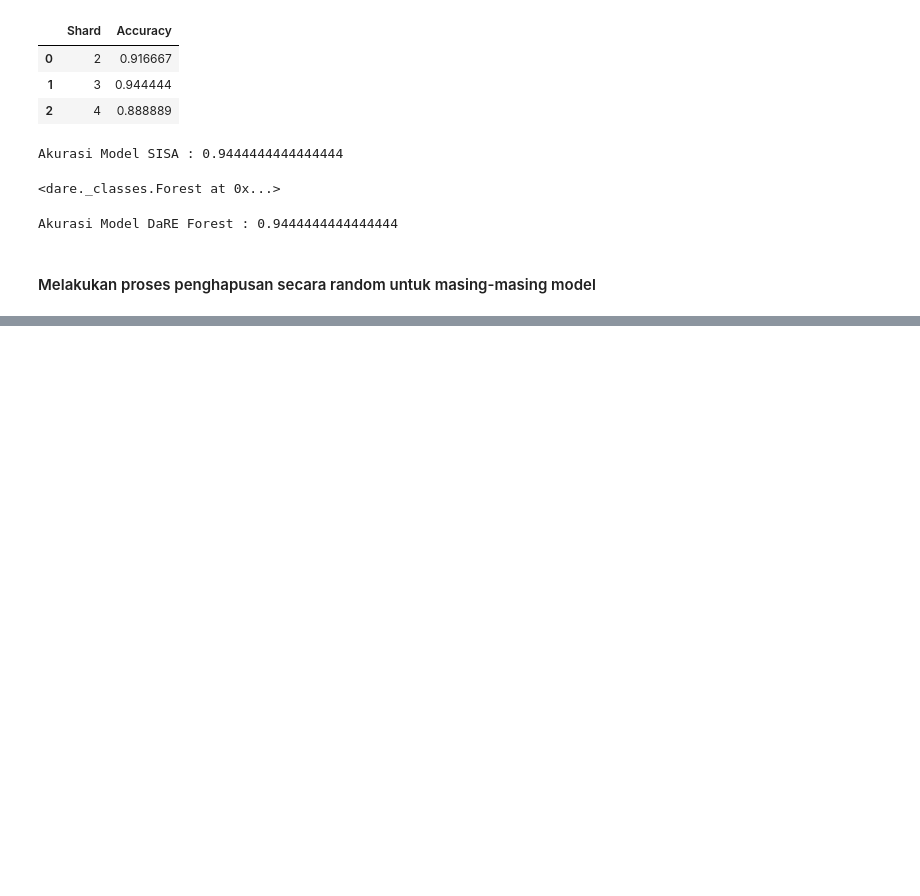
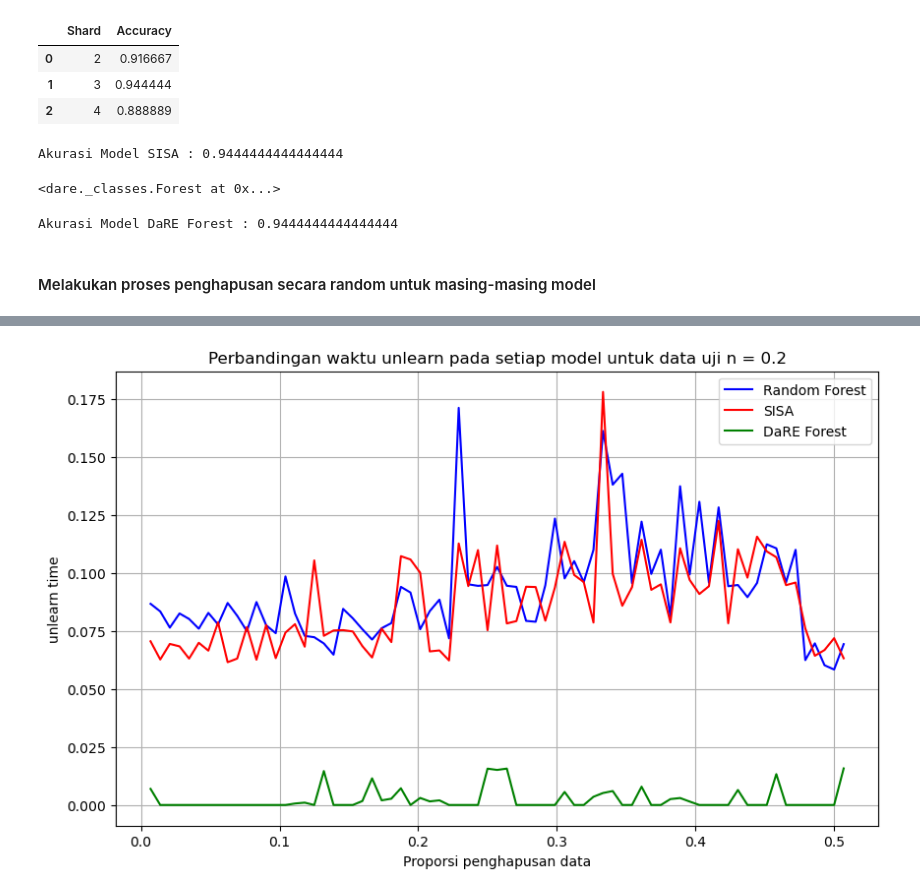
Before and after one commit to ilhampratama2109/Tugas_Akhir, a Jupyter notebook: experiment_rev_1.ipynb, the cells around one changed output, grey strips where cells are left out. Saved outputs shown, nothing was run; the diff lists cells and outputs as text; code cells hidden in the pictures; blank space fills up the shorter version.

```diff
--- a/experiment_rev_1.ipynb
+++ b/experiment_rev_1.ipynb
@@ -280,0 +280,16 @@ plt.show()
+# %%
+plt.figure(figsize=(10, 6))
+plt.plot(comparition_model['Proporsi penghapusan'],comparition_model['Time Base'], linestyle='-', color='blue', label='Random Forest')
+plt.plot(comparition_model['Proporsi penghapusan'],comparition_model['Time SISA'], linestyle='-', color='red', label='SISA' )
+plt.plot(comparition_model['Proporsi penghapusan'],comparition_model['Time DaRE'], linestyle='-', color='green', label='DaRE Forest')
+
+
+plt.title("Perbandingan waktu unlearn pada setiap model untuk data uji n = 0.2")
+plt.xlabel("Proporsi penghapusan data")
+plt.ylabel("unlearn time")
+plt.legend()
+plt.grid(True)
+plt.xticks(ticks=np.arange(0, 0.6, 0.1), labels=['0.0', '0.1', '0.2', '0.3', '0.4', '0.5'])
+plt.show()
+# %% [output]
+[figure, added]
```
Also changed, not shown: parts of 2 cells of this notebook, 19 other files.
